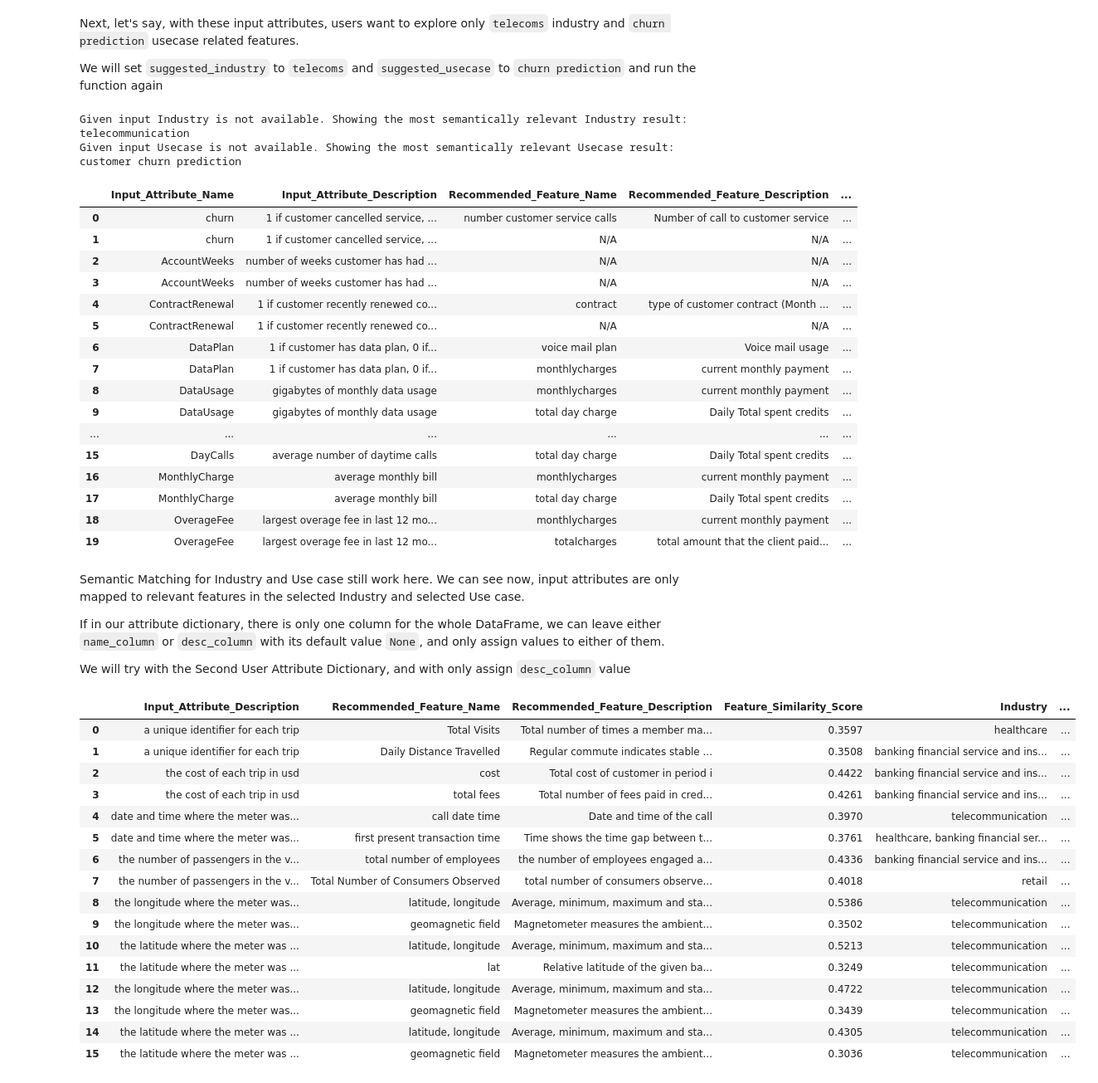
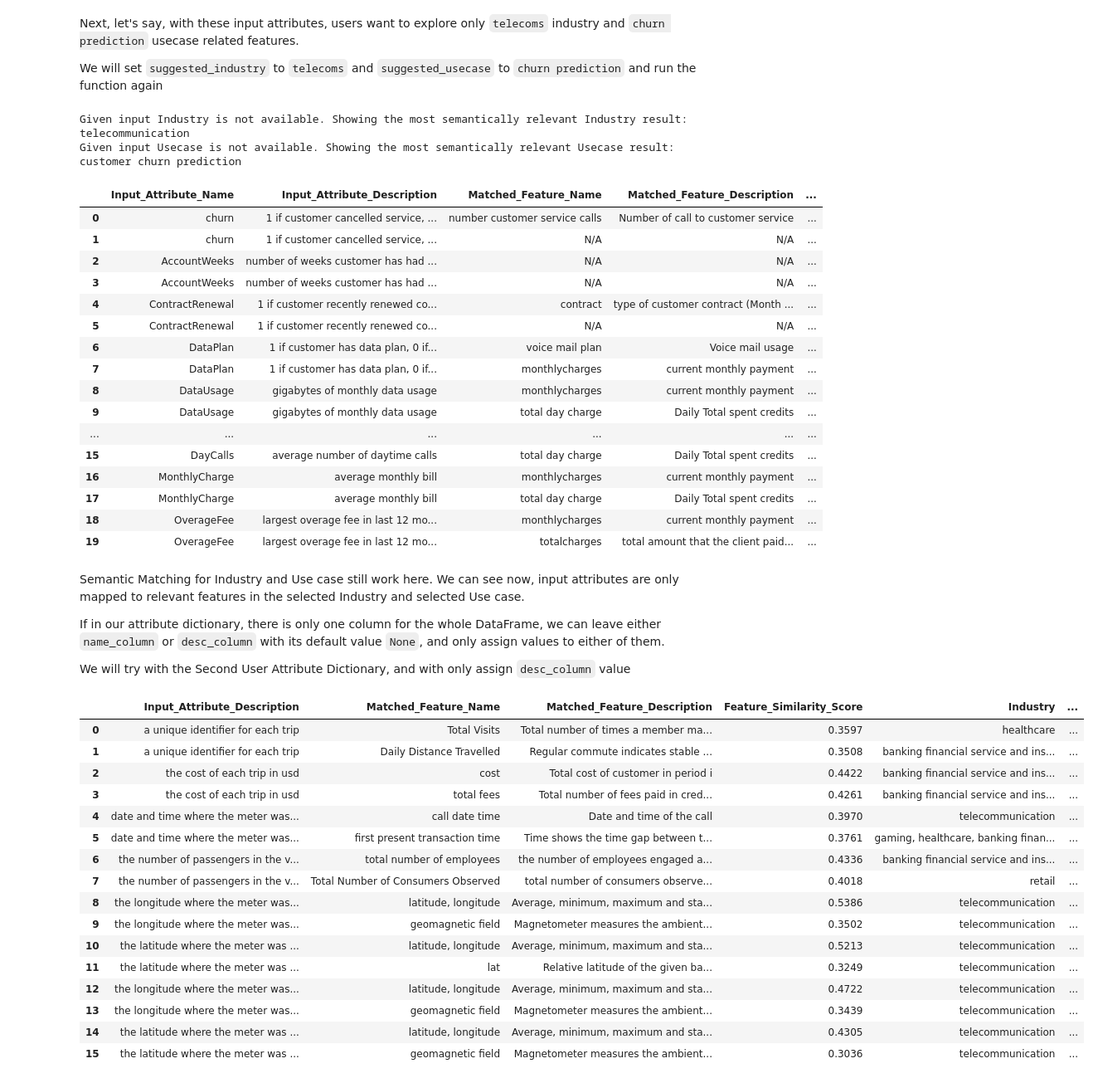
Before and after one commit to anovos/anovos, a Jupyter notebook: examples/notebooks/feature_recommender_demo.ipynb, the cells around one changed output. Shown at 83% size. Cells and saved outputs as stored; diff of their text form; code cells hidden in the pictures.

```diff
--- a/examples/notebooks/feature_recommender_demo.ipynb
+++ b/examples/notebooks/feature_recommender_demo.ipynb
@@ -442,15 +440,15 @@ Next, let's say, with these input attributes, users want to explore only `teleco
 
 We will set `suggested_industry` to `telecoms` and `suggested_usecase` to `churn prediction` and run the function again
 # %%
-feature_recommendation(df_attr_1,
-                       name_column='Attribute Name',
-                       desc_column='Attribute Description',
-                       suggested_industry='telecoms',
-                       suggested_usecase='churn prediction')
+feature_mapper(df_attr_1,
+               name_column='Attribute Name',
+               desc_column='Attribute Description',
+               suggested_industry='telecoms',
+               suggested_usecase='churn prediction')
 # %% [output]
 Given input Industry is not available. Showing the most semantically relevant Industry result:  telecommunication
 Given input Usecase is not available. Showing the most semantically relevant Usecase result:  customer churn prediction
-|  | Input_Attribute_Name | Input_Attribute_Description | Recommended_Feature_Name | Recommended_Feature_Description | ... |
+|  | Input_Attribute_Name | Input_Attribute_Description | Matched_Feature_Name | Matched_Feature_Description | ... |
 | 0 | churn | 1 if customer cancelled service, ... | number customer service calls | Number of call to customer service | ... |
 | 1 | churn | 1 if customer cancelled service, ... | N/A | N/A | ... |
 | 2 | AccountWeeks | number of weeks customer has had ... | N/A | N/A | ... |
@@ -474,15 +472,15 @@ If in our attribute dictionary, there is only one column for the whole DataFrame
 
 We will try with the Second User Attribute Dictionary, and with only assign `desc_column` value
 # %%
-feature_recommendation(df_attr_2, desc_column='Desc')
+feature_mapper(df_attr_2, desc_column='Desc')
 # %% [output]
-|  | Input_Attribute_Description | Recommended_Feature_Name | Recommended_Feature_Description | Feature_Similarity_Score | Industry | ... |
+|  | Input_Attribute_Description | Matched_Feature_Name | Matched_Feature_Description | Feature_Similarity_Score | Industry | ... |
 | 0 | a unique identifier for each trip | Total Visits | Total number of times a member ma... | 0.3597 | healthcare | ... |
 | 1 | a unique identifier for each trip | Daily Distance Travelled | Regular commute indicates stable ... | 0.3508 | banking financial service and ins... | ... |
 | 2 | the cost of each trip in usd | cost | Total cost of customer in period i | 0.4422 | banking financial service and ins... | ... |
 | 3 | the cost of each trip in usd | total fees | Total number of fees paid in cred... | 0.4261 | banking financial service and ins... | ... |
 | 4 | date and time where the meter was... | call date time | Date and time of the call | 0.3970 | telecommunication | ... |
-| 5 | date and time where the meter was... | first present transaction time | Time shows the time gap between t... | 0.3761 | healthcare, banking financial ser... | ... |
+| 5 | date and time where the meter was... | first present transaction time | Time shows the time gap between t... | 0.3761 | gaming, healthcare, banking finan... | ... |
 | 6 | the number of passengers in the v... | total number of employees | the number of employees engaged a... | 0.4336 | banking financial service and ins... | ... |
 | 7 | the number of passengers in the v... | Total Number of Consumers Observed | total number of consumers observe... | 0.4018 | retail | ... |
 | 8 | the longitude where the meter was... | latitude, longitude | Average, minimum, maximum and sta... | 0.5386 | telecommunication | ... |
```
Also changed, not shown: parts of 16 cells of this notebook, 1 other file.
